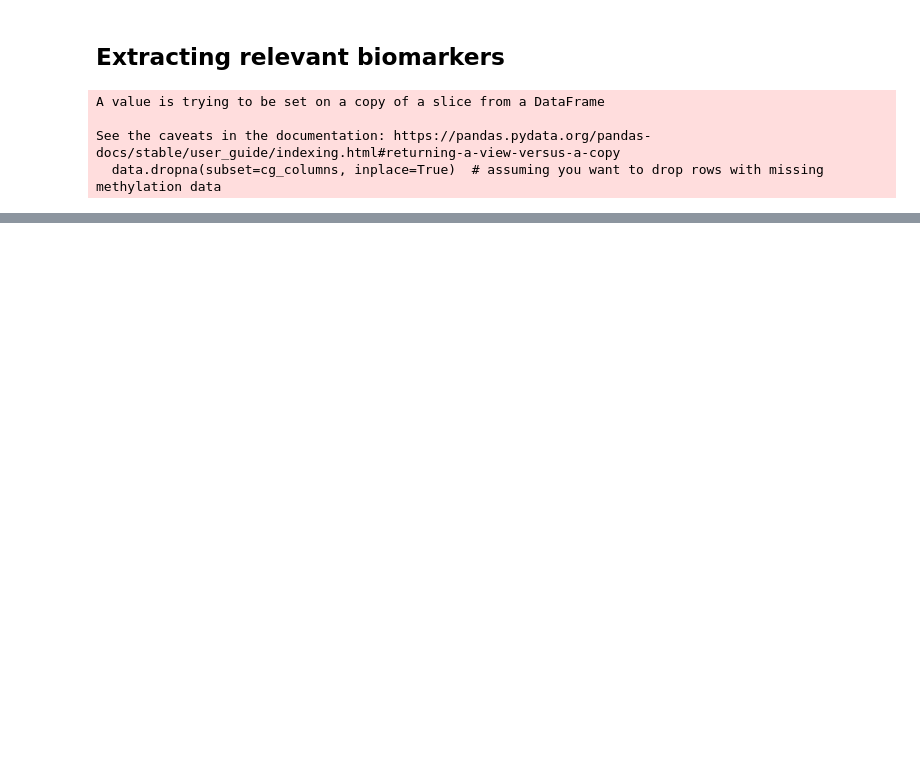
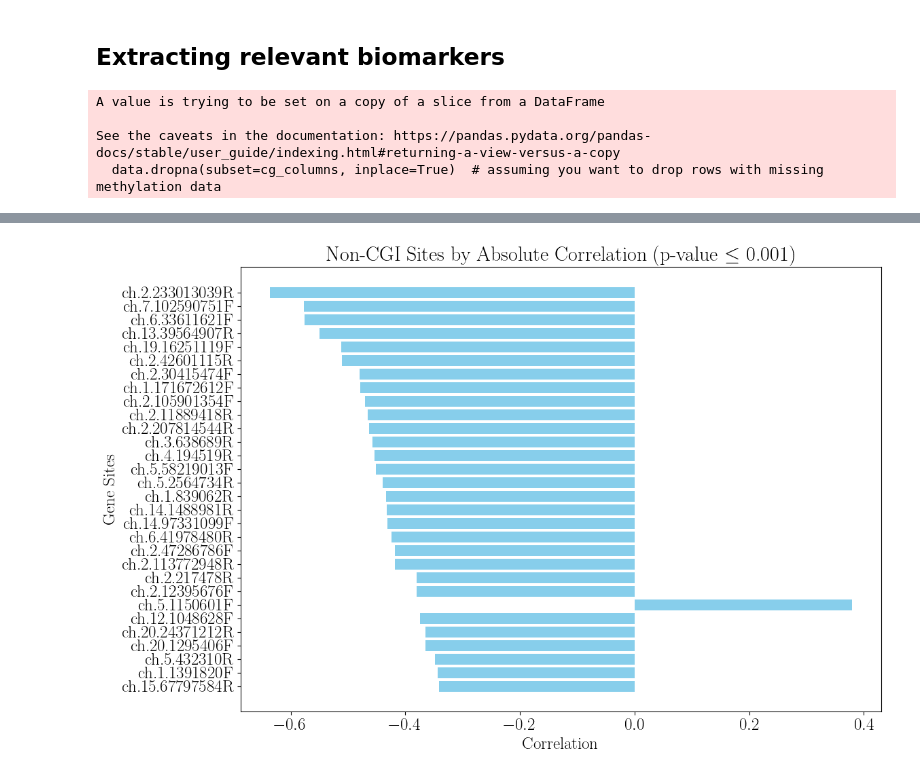
Before and after one commit to AmroAbdrabo/project-fasting-on-aging, a Jupyter notebook: exploratory_analysis.ipynb, the cells around one changed output, grey strips where cells are left out. Saved outputs shown, nothing was run; the diff lists cells and outputs as text; code cells hidden in the pictures; blank space fills up the shorter version.

```diff
--- a/exploratory_analysis.ipynb
+++ b/exploratory_analysis.ipynb
@@ -220,0 +294,4 @@ plt.show()
+# %%
+ch_sites_hor = plot_top_correlations(ch_hor_corrs, ch_hor_pvalues, "Non-CGI", "Horvath") # HORVATH
+# %% [output]
+[figure, added]
```
Also changed, not shown: parts of 28 cells of this notebook, 25 other files.
